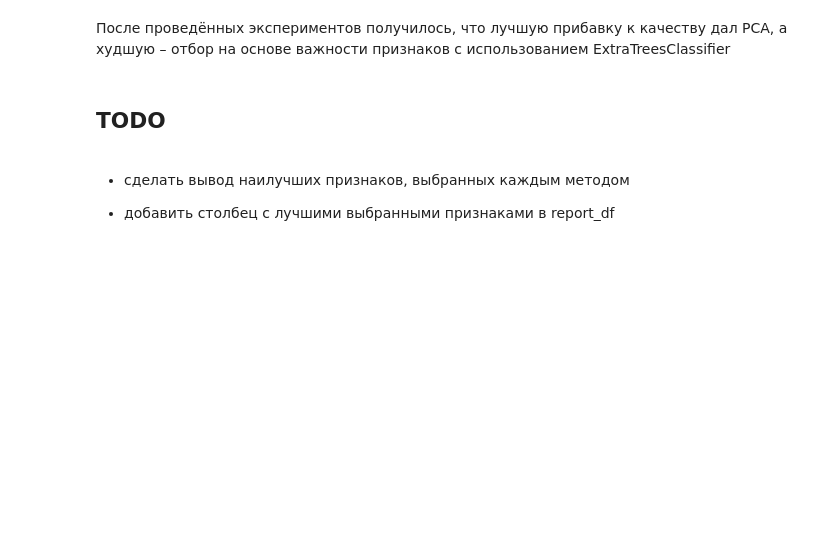
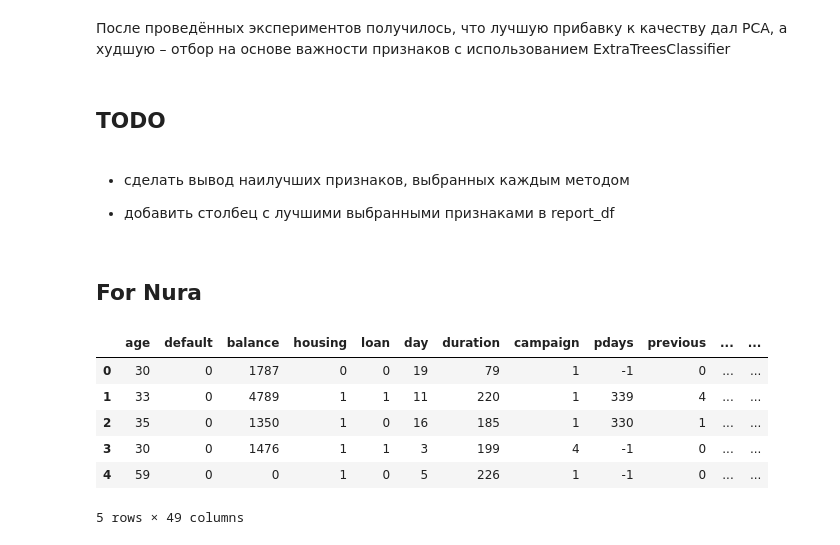
Before and after one commit to otverskoj/First-steps-in-Data-Analysis, a Jupyter notebook: notebooks/9_feature_selection.ipynb, the cells around one changed output. Cells and saved outputs as stored; diff of their text form; code cells hidden in the pictures; blank space fills up the shorter version.

```diff
--- a/notebooks/9_feature_selection.ipynb
+++ b/notebooks/9_feature_selection.ipynb
@@ -287,3 +231,5 @@ report_df
 * сделать вывод наилучших признаков, выбранных каждым методом
 
 * добавить столбец с лучшими выбранными признаками в report_df
+# %% [markdown]
+## For Nura
@@ -289,0 +254,12 @@ report_df
+# %%
+file_path = "./bank_data_set.csv"
+df = pd.read_csv(file_path, index_col=0)
+df.head()
+# %% [output]
+|  | age | default | balance | housing | loan | day | duration | campaign | pdays | previous | ... | ... |
+| 0 | 30 | 0 | 1787 | 0 | 0 | 19 | 79 | 1 | -1 | 0 | ... | ... |
+| 1 | 33 | 0 | 4789 | 1 | 1 | 11 | 220 | 1 | 339 | 4 | ... | ... |
+| 2 | 35 | 0 | 1350 | 1 | 0 | 16 | 185 | 1 | 330 | 1 | ... | ... |
+| 3 | 30 | 0 | 1476 | 1 | 1 | 3 | 199 | 4 | -1 | 0 | ... | ... |
+| 4 | 59 | 0 | 0 | 1 | 0 | 5 | 226 | 1 | -1 | 0 | ... | ... |
+5 rows × 49 columns
```
Also changed, not shown: parts of 23 cells of this notebook, 1 other file.
